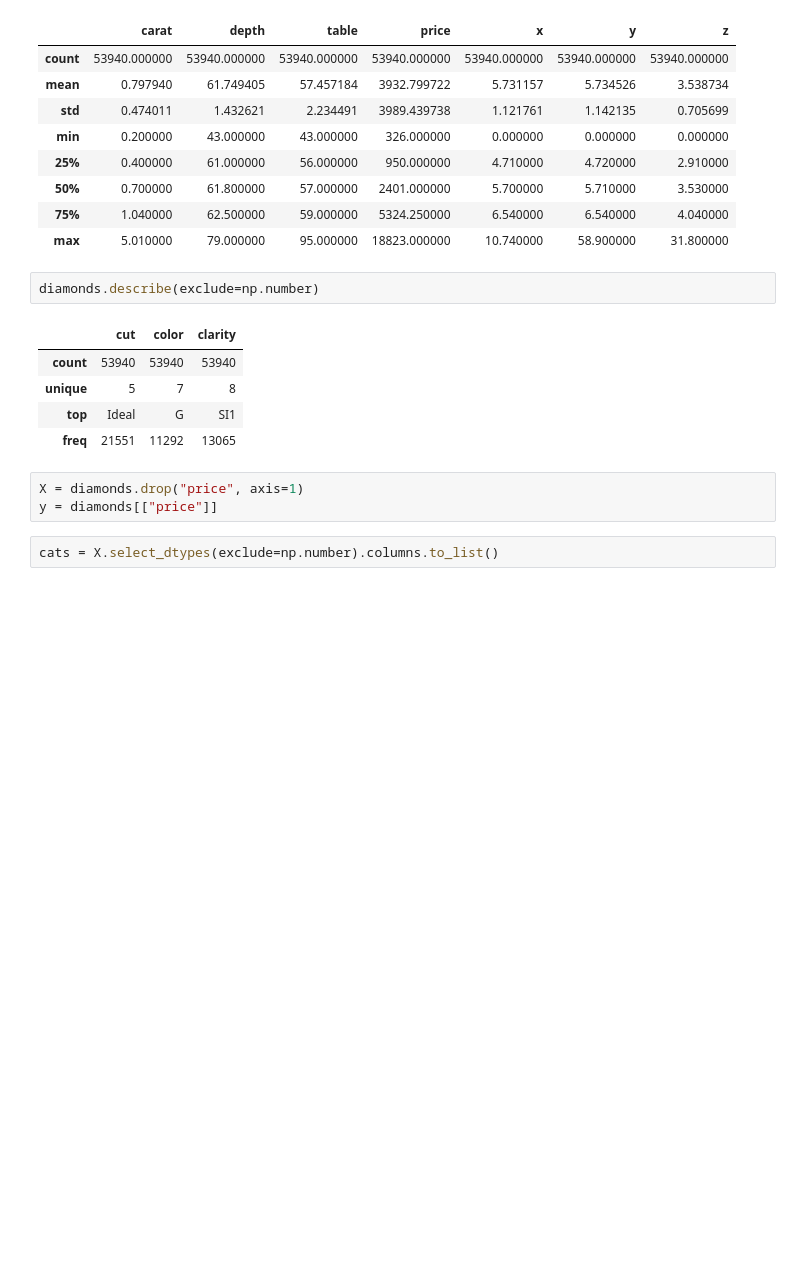
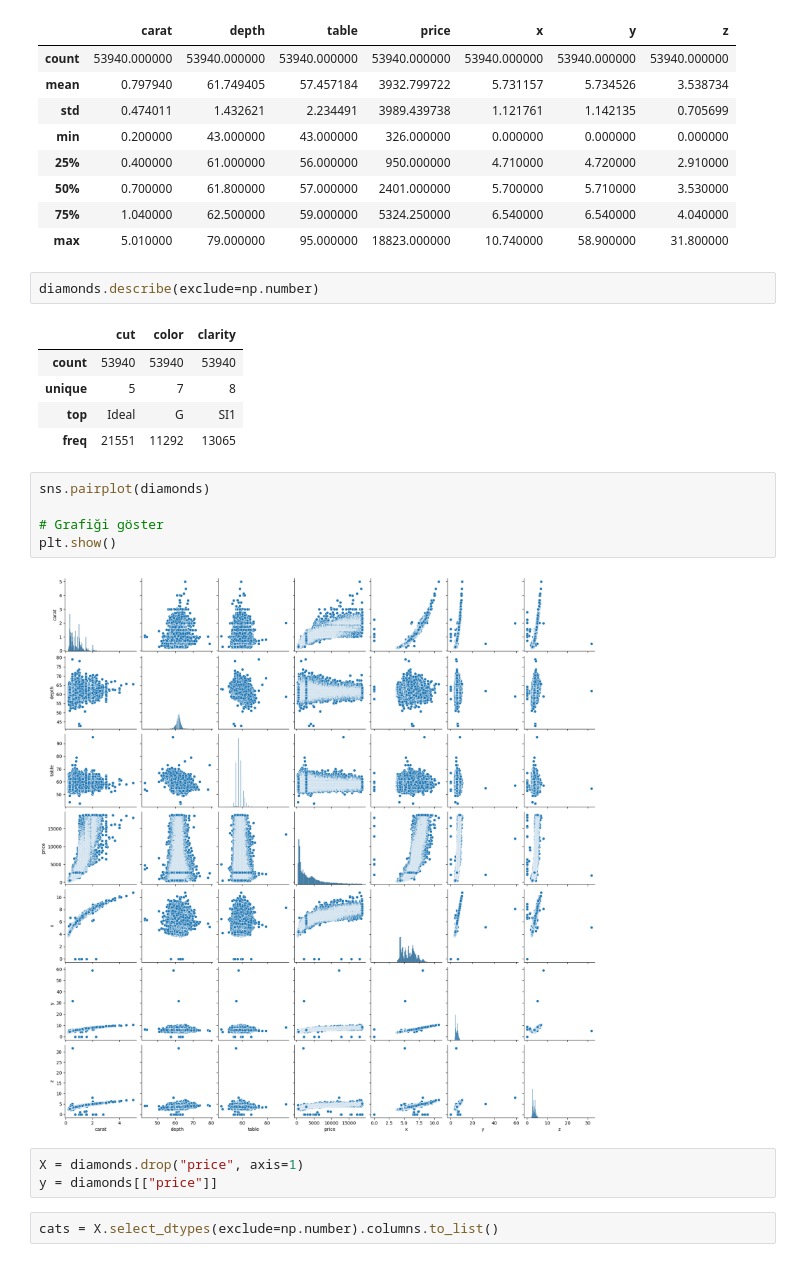
Before and after one commit to Gokhan-Balta/XGBoost-study-, a Jupyter notebook: XGBoost_raw.ipynb, the cells around one changed output. Saved outputs shown, nothing was run; the diff lists cells and outputs as text; blank space fills up the shorter version.

```diff
--- a/XGBoost_raw.ipynb
+++ b/XGBoost_raw.ipynb
@@ -113,6 +113,13 @@ diamonds.describe(exclude=np.number)
 | unique | 5 | 7 | 8 |
 | top | Ideal | G | SI1 |
 | freq | 21551 | 11292 | 13065 |
+# %%
+sns.pairplot(diamonds)
+
+# Grafiği göster
+plt.show()
+# %% [output]
+[figure, added]
 # %%
 X = diamonds.drop("price", axis=1)
 y = diamonds[["price"]]
```
Also changed, not shown: 1 other file.
